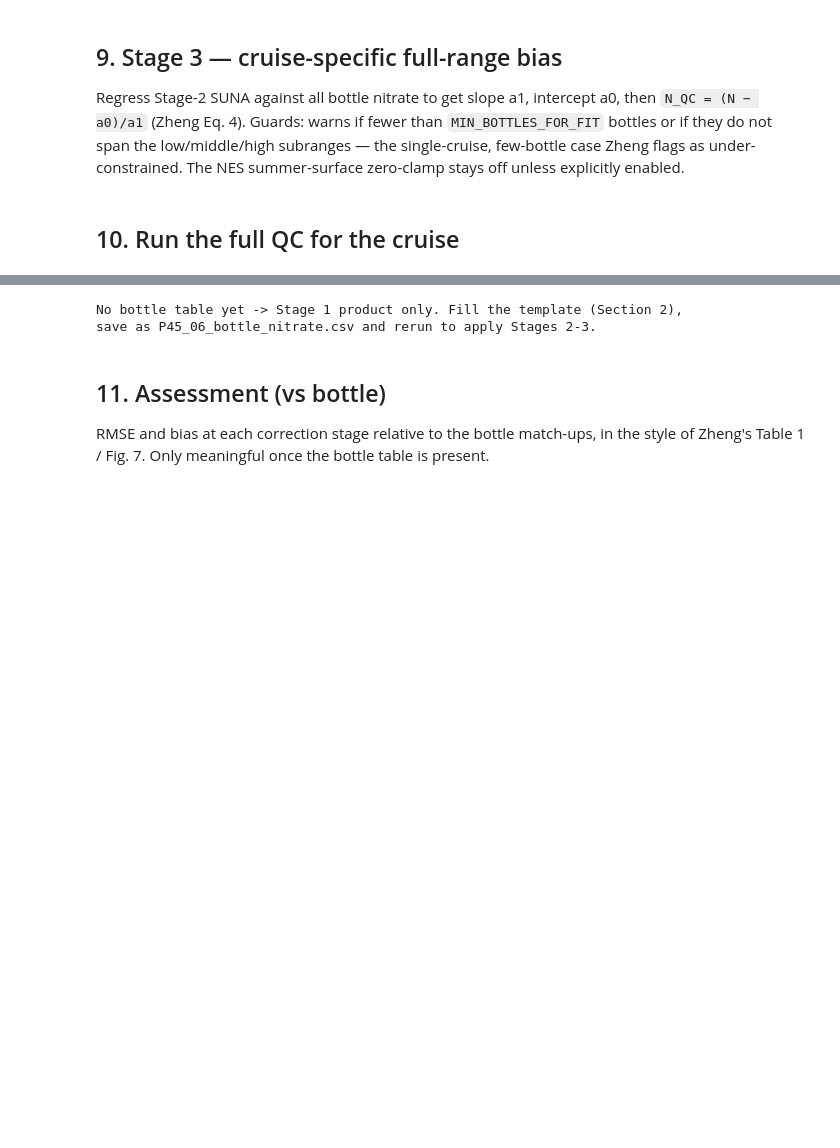
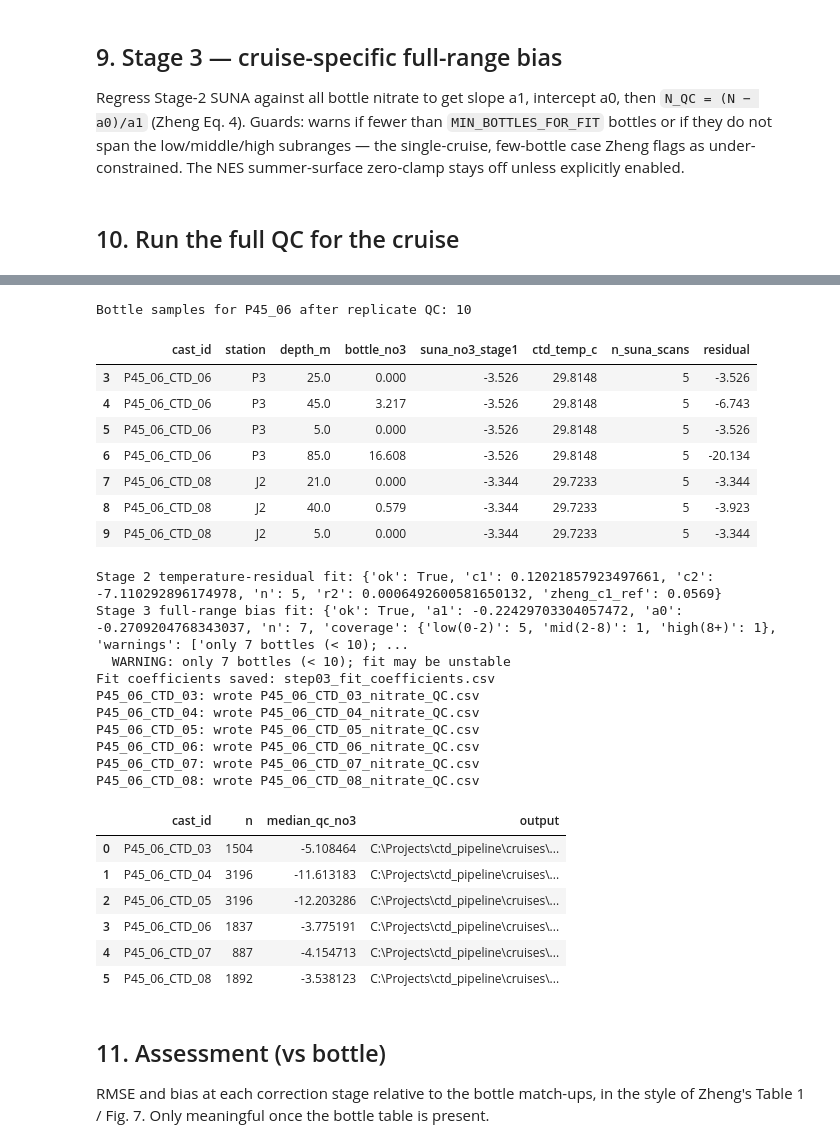
Before and after one commit to reez-png/ctd_pipeline, a Jupyter notebook: processing_scripts/notebook/step03_nitrate_qc.ipynb, the cells around one changed output, grey strips where cells are left out. Cells and saved outputs as stored; diff of their text form; code cells hidden in the pictures; blank space fills up the shorter version.

```diff
--- a/processing_scripts/notebook/step03_nitrate_qc.ipynb
+++ b/processing_scripts/notebook/step03_nitrate_qc.ipynb
@@ -608,35 +607,76 @@ if BOTTLE_TABLE.exists():
 
     b_fit = fit_full_range_bias(mu)
     print("Stage 3 full-range bias fit:", b_fit)
     for w in b_fit.get("warnings", []):
         print("  WARNING:", w)
 
+    # --- save the fit coefficients so they are auditable (not just printed) ---
+    def _flatten_fit(stage, d):
+        row = {"stage": stage}
+        for k, v in d.items():
+            if k == "warnings":
+                row["warnings"] = "; ".join(map(str, v)) if v else ""
+            elif isinstance(v, dict):
+                row[k] = "; ".join(f"{kk}={vv}" for kk, vv in v.items())
+            else:
+                row[k] = v
+        return row
+    fit_rows = [_flatten_fit("stage2_temp_residual", t_fit),
+                _flatten_fit("stage3_full_range_bias", b_fit)]
+    pd.DataFrame(fit_rows).to_csv(
+        AUDIT_ROOT / "step03_fit_coefficients.csv", index=False, encoding="utf-8-sig")
+    print("Fit coefficients saved: step03_fit_coefficients.csv")
+
     # Apply both corrections to every frame and write L3 product per cast.
     qc_summary = []
     for cast, fr in frames_by_cast.items():
         fr2 = apply_temperature_residual(fr, t_fit)
         fr3 = apply_full_range_bias(fr2, b_fit)
         if APPLY_SUMMER_SURFACE_ZERO:
             pass  # NES-specific clamp intentionally not implemented for Gulf of Guinea
         out_cols = ["utc_time", "temp_c", "salinity", "no3_onboard",
                     "no3_stage1", "no3_stage2", "no3_qc"]
         out_cols = [c for c in out_cols if c in fr3.columns]
         out_path = L3_ROOT / f"{cast}_nitrate_QC.csv"
         fr3[out_cols].to_csv(out_path, index=False, encoding="utf-8-sig")
         qc_summary.append({"cast_id": cast, "n": len(fr3),
                            "median_qc_no3": float(np.nanmedian(fr3["no3_qc"])),
                            "output": str(out_path)})
         print(f"{cast}: wrote {out_path.name}")
 
     qc_df = pd.DataFrame(qc_summary)
     qc_df.to_csv(AUDIT_ROOT / "step03_qc_summary.csv", index=False, encoding="utf-8-sig")
     display(qc_df)
 else:
     print("No bottle table yet -> Stage 1 product only. Fill the template (Section 2),")
     print("save as", BOTTLE_TABLE.name, "and rerun to apply Stages 2-3.")
 # %% [output]
-No bottle table yet -> Stage 1 product only. Fill the template (Section 2),
-save as P45_06_bottle_nitrate.csv and rerun to apply Stages 2-3.
+Bottle samples for P45_06 after replicate QC: 10
+|  | cast_id | station | depth_m | bottle_no3 | suna_no3_stage1 | ctd_temp_c | n_suna_scans | residual |
+| 3 | P45_06_CTD_06 | P3 | 25.0 | 0.000 | -3.526 | 29.8148 | 5 | -3.526 |
+| 4 | P45_06_CTD_06 | P3 | 45.0 | 3.217 | -3.526 | 29.8148 | 5 | -6.743 |
+| 5 | P45_06_CTD_06 | P3 | 5.0 | 0.000 | -3.526 | 29.8148 | 5 | -3.526 |
+| 6 | P45_06_CTD_06 | P3 | 85.0 | 16.608 | -3.526 | 29.8148 | 5 | -20.134 |
+| 7 | P45_06_CTD_08 | J2 | 21.0 | 0.000 | -3.344 | 29.7233 | 5 | -3.344 |
+| 8 | P45_06_CTD_08 | J2 | 40.0 | 0.579 | -3.344 | 29.7233 | 5 | -3.923 |
+| 9 | P45_06_CTD_08 | J2 | 5.0 | 0.000 | -3.344 | 29.7233 | 5 | -3.344 |
+Stage 2 temperature-residual fit: {'ok': True, 'c1': 0.12021857923497661, 'c2': -7.110292896174978, 'n': 5, 'r2': 0.0006492600581650132, 'zheng_c1_ref': 0.0569}
+Stage 3 full-range bias fit: {'ok': True, 'a1': -0.22429703304057472, 'a0': -0.2709204768343037, 'n': 7, 'coverage': {'low(0-2)': 5, 'mid(2-8)': 1, 'high(8+)': 1}, 'warnings': ['only 7 bottles (< 10); ...
+  WARNING: only 7 bottles (< 10); fit may be unstable
+Fit coefficients saved: step03_fit_coefficients.csv
+P45_06_CTD_03: wrote P45_06_CTD_03_nitrate_QC.csv
+P45_06_CTD_04: wrote P45_06_CTD_04_nitrate_QC.csv
+P45_06_CTD_05: wrote P45_06_CTD_05_nitrate_QC.csv
+P45_06_CTD_06: wrote P45_06_CTD_06_nitrate_QC.csv
+P45_06_CTD_07: wrote P45_06_CTD_07_nitrate_QC.csv
+P45_06_CTD_08: wrote P45_06_CTD_08_nitrate_QC.csv
+|  | cast_id | n | median_qc_no3 | output |
+| 0 | P45_06_CTD_03 | 1504 | -5.108464 | C:\Projects\ctd_pipeline\cruises\... |
+| 1 | P45_06_CTD_04 | 3196 | -11.613183 | C:\Projects\ctd_pipeline\cruises\... |
+| 2 | P45_06_CTD_05 | 3196 | -12.203286 | C:\Projects\ctd_pipeline\cruises\... |
+| 3 | P45_06_CTD_06 | 1837 | -3.775191 | C:\Projects\ctd_pipeline\cruises\... |
+| 4 | P45_06_CTD_07 | 887 | -4.154713 | C:\Projects\ctd_pipeline\cruises\... |
+| 5 | P45_06_CTD_08 | 1892 | -3.538123 | C:\Projects\ctd_pipeline\cruises\... |
 # %% [markdown]
 ## 11. Assessment (vs bottle)
 
```
Also changed, not shown: parts of 4 cells of this notebook, 8 other files.
